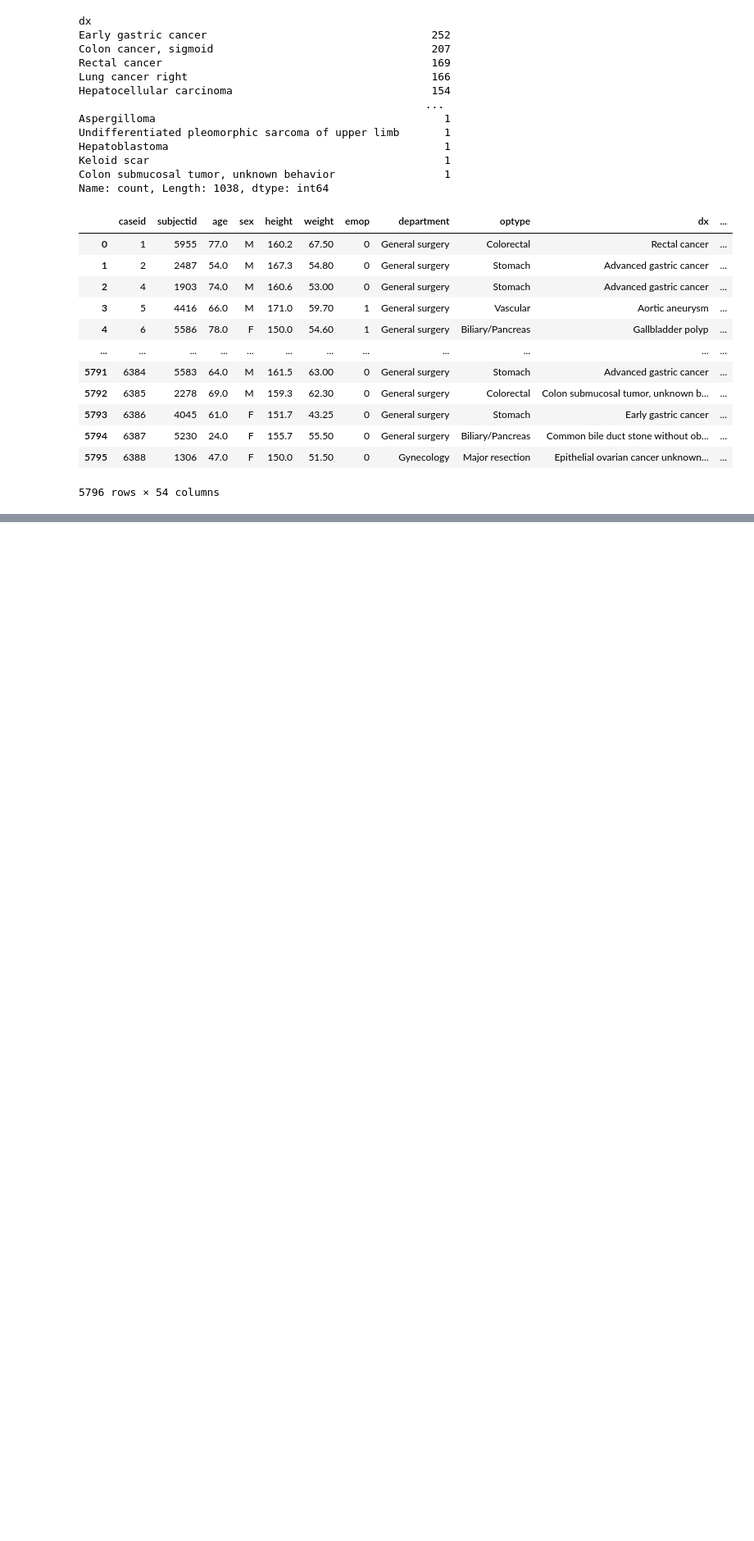
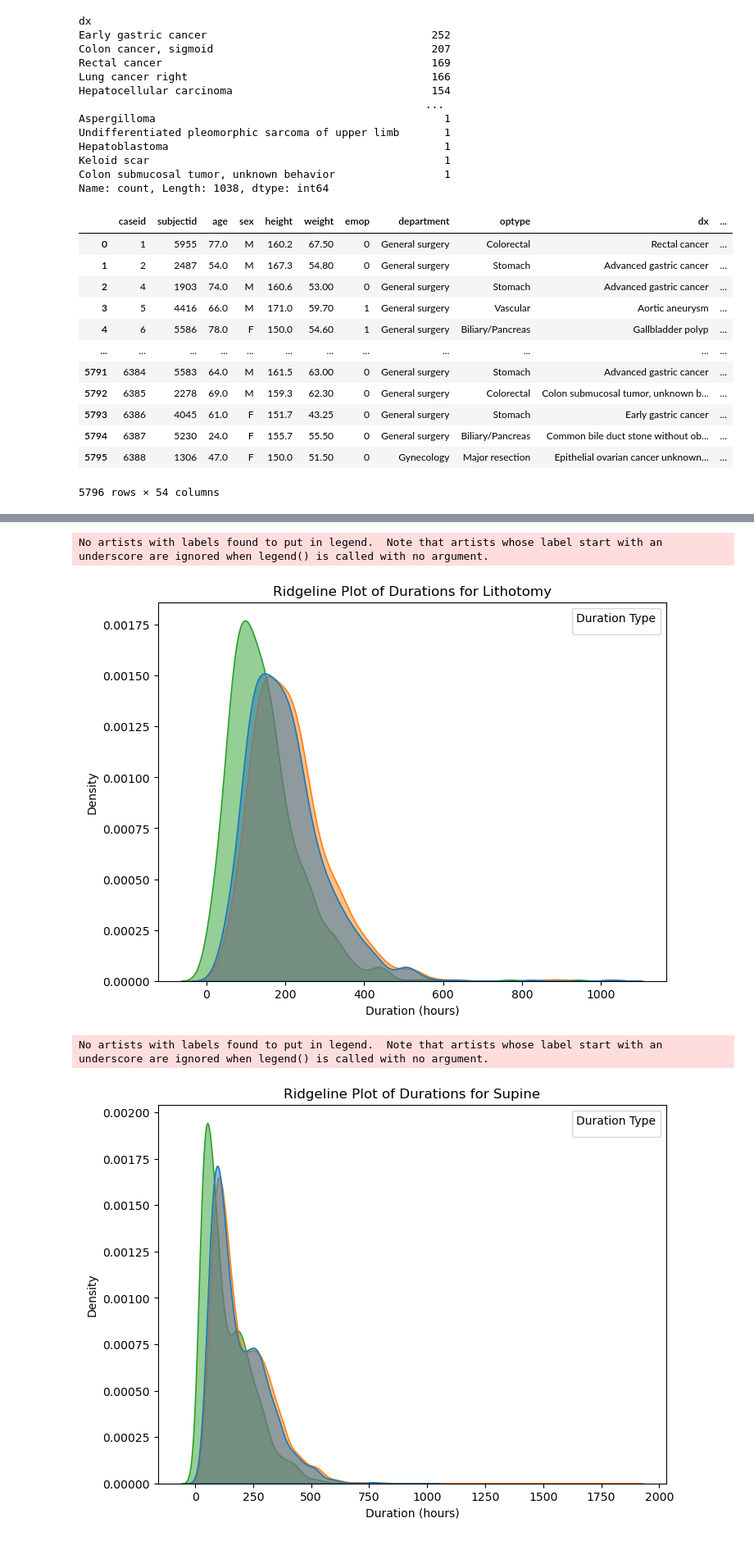
Before and after one commit to AncientAbacus/Project-4, a Jupyter notebook: EDA.ipynb, the cells around one changed output, grey strips where cells are left out. Shown at 82% size. Drawn from its saved outputs; the diff is of its cells as text; code cells hidden in the pictures; blank space fills up the shorter version.

```diff
--- a/EDA.ipynb
+++ b/EDA.ipynb
@@ -433,0 +491,5 @@ merged_df
+# %%
+case_new[["case_duration", "ane_duration", "op_duration"]] *= 60
+
+# Save the modified data to a CSV file
+case_new.to_csv("cases_new.csv", index=False)
@@ -433,0 +500,30 @@ merged_df
+# %%
+import pandas as pd
+import matplotlib.pyplot as plt
+import seaborn as sns
+import numpy as np
+
+positions = case_new["position"].unique()
+
+# Create ridgeline plots for each position
+for position in positions:
+    subset = case_new[case_new["position"] == position]
+
+    # Convert to long format
+    df_long = subset.melt(id_vars=["position"], value_vars=["case_duration", "ane_duration", "op_duration"],
+                          var_name="Duration Type", value_name="Duration")
+
+    # Plot
+    plt.figure(figsize=(8, 6))
+    sns.kdeplot(data=df_long, x="Duration", hue="Duration Type", fill=True, alpha=0.5, linewidth=1.2)
+
+    plt.title(f'Ridgeline Plot of Durations for {position}')
+    plt.xlabel("Duration (hours)")
+    plt.ylabel("Density")
+    plt.legend(title="Duration Type")
+    plt.show()
+# %% [output]
+No artists with labels found to put in legend.  Note that artists whose label start with an underscore are ignored when legend() is called with no argument.
+[figure, added]
+No artists with labels found to put in legend.  Note that artists whose label start with an underscore are ignored when legend() is called with no argument.
+[figure, added]
```
Also changed, not shown: parts of 8 cells of this notebook, 5 other files.
